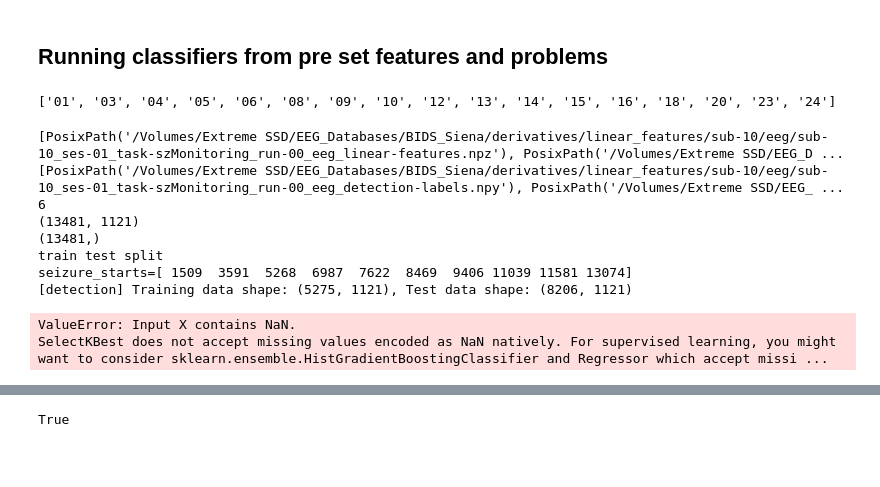
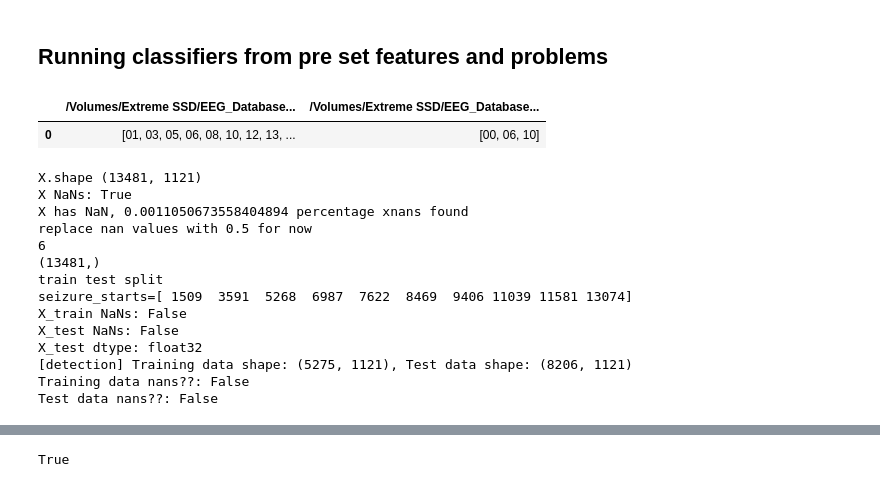
Before and after one commit to vh94/SciProProject, a Jupyter notebook: notebooks/single_patient_example.ipynb, the cells around one changed output, grey strips where cells are left out. Saved outputs shown, nothing was run; the diff lists cells and outputs as text; code cells hidden in the pictures; blank space fills up the shorter version.

```diff
--- a/notebooks/single_patient_example.ipynb
+++ b/notebooks/single_patient_example.ipynb
@@ -12,19 +12,26 @@ from sklearn.metrics import ConfusionMatrixDisplay, pair_confusion_matrix
 chbmit = '/Volumes/Extreme SSD/EEG_Databases/BIDS_CHB-MIT'
 siena = '/Volumes/Extreme SSD/EEG_Databases/BIDS_Siena'
 layout = BIDSLayout(chbmit,validate=False)
-print(valid_patids[chbmit])
+valid_patids = get_valid_subject_ids_multistudy([chbmit,siena],min_n_sz=5)
-# %% [output]
-['01', '03', '04', '05', '06', '08', '09', '10', '12', '13', '14', '15', '16', '18', '20', '23', '24']
+# %%
+pd.DataFrame([valid_patids])
+# %% [output]
+|  | /Volumes/Extreme SSD/EEG_Database... | /Volumes/Extreme SSD/EEG_Database... |
+| 0 | [01, 03, 05, 06, 08, 10, 12, 13, ... | [00, 06, 10] |
 # %%
-results = pd.DataFrame(run_logreg_subjects("10",siena))
+results = pd.DataFrame([run_logreg_subjects("10",siena)])
 # %% [output]
-[PosixPath('/Volumes/Extreme SSD/EEG_Databases/BIDS_Siena/derivatives/linear_features/sub-10/eeg/sub-10_ses-01_task-szMonitoring_run-00_eeg_linear-features.npz'), PosixPath('/Volumes/Extreme SSD/EEG_D ...
-[PosixPath('/Volumes/Extreme SSD/EEG_Databases/BIDS_Siena/derivatives/linear_features/sub-10/eeg/sub-10_ses-01_task-szMonitoring_run-00_eeg_detection-labels.npy'), PosixPath('/Volumes/Extreme SSD/EEG_ ...
+X.shape (13481, 1121)
+X NaNs: True
+X has NaN, 0.0011050673558404894 percentage xnans found
+replace nan values with 0.5 for now
 6
-(13481, 1121)
 (13481,)
 train test split
 seizure_starts=[ 1509  3591  5268  6987  7622  8469  9406 11039 11581 13074]
+X_train NaNs: False
+X_test NaNs: False
+X_test dtype: float32
 [detection] Training data shape: (5275, 1121), Test data shape: (8206, 1121)
+Training data nans??: False
+Test data nans??: False
-ValueError: Input X contains NaN.
-SelectKBest does not accept missing values encoded as NaN natively. For supervised learning, you might want to consider sklearn.ensemble.HistGradientBoostingClassifier and Regressor which accept missi ...
```
Also changed, not shown: parts of 6 cells of this notebook, 16 other files.
